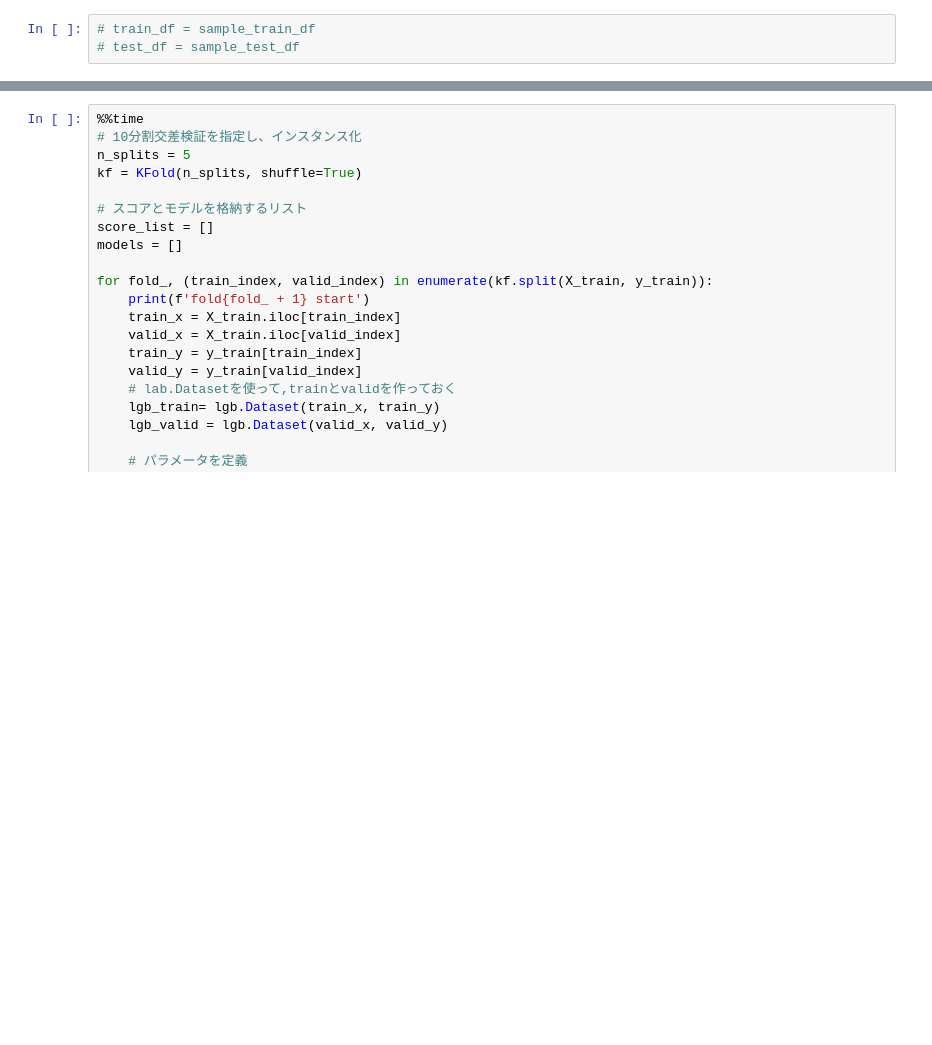
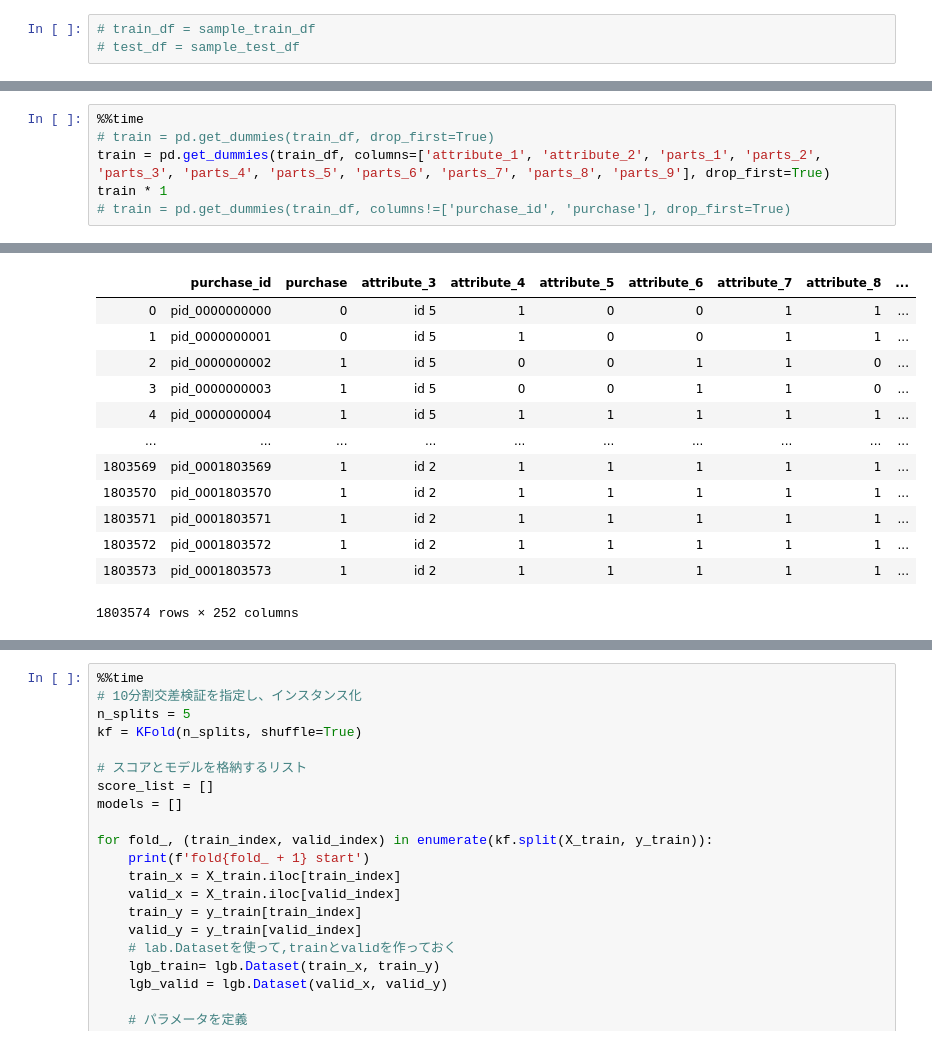
Before and after one commit to ToshikiMuromachi/pcmaker, a Jupyter notebook: pcmaker.ipynb, the cells around one changed output, grey strips where cells are left out. Drawn from its saved outputs; the diff is of its cells as text; blank space fills up the shorter version.

```diff
--- a/pcmaker.ipynb
+++ b/pcmaker.ipynb
@@ -255,0 +271,7 @@ train = train.drop(columns='purchase')
+# %%
+%%time
+# train = pd.get_dummies(train_df, drop_first=True)
+train = pd.get_dummies(train_df, columns=['attribute_1', 'attribute_2', 'parts_1', 'parts_2', 'parts_3', 'parts_4', 'parts_5', 'parts_6', 'parts_7', 'parts_8', 'parts_9'], drop_first=True)
+train * 1
+# train = pd.get_dummies(train_df, columns!=['purchase_id', 'purchase'], drop_first=True)
+# %% [output]
@@ -255,0 +280,13 @@ train = train.drop(columns='purchase')
+|  | purchase_id | purchase | attribute_3 | attribute_4 | attribute_5 | attribute_6 | attribute_7 | attribute_8 | ... |
+| 0 | pid_0000000000 | 0 | id 5 | 1 | 0 | 0 | 1 | 1 | ... |
+| 1 | pid_0000000001 | 0 | id 5 | 1 | 0 | 0 | 1 | 1 | ... |
+| 2 | pid_0000000002 | 1 | id 5 | 0 | 0 | 1 | 1 | 0 | ... |
+| 3 | pid_0000000003 | 1 | id 5 | 0 | 0 | 1 | 1 | 0 | ... |
+| 4 | pid_0000000004 | 1 | id 5 | 1 | 1 | 1 | 1 | 1 | ... |
+| ... | ... | ... | ... | ... | ... | ... | ... | ... | ... |
+| 1803569 | pid_0001803569 | 1 | id 2 | 1 | 1 | 1 | 1 | 1 | ... |
+| 1803570 | pid_0001803570 | 1 | id 2 | 1 | 1 | 1 | 1 | 1 | ... |
+| 1803571 | pid_0001803571 | 1 | id 2 | 1 | 1 | 1 | 1 | 1 | ... |
+| 1803572 | pid_0001803572 | 1 | id 2 | 1 | 1 | 1 | 1 | 1 | ... |
+| 1803573 | pid_0001803573 | 1 | id 2 | 1 | 1 | 1 | 1 | 1 | ... |
+1803574 rows × 252 columns
```
Also changed, not shown: parts of 16 cells of this notebook.
